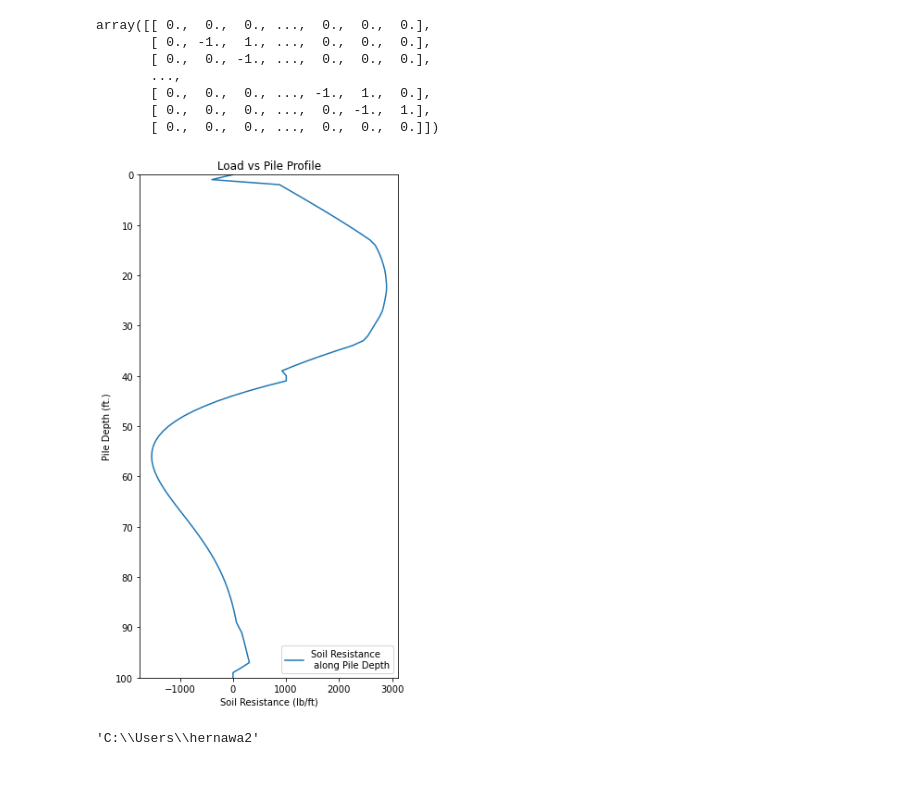
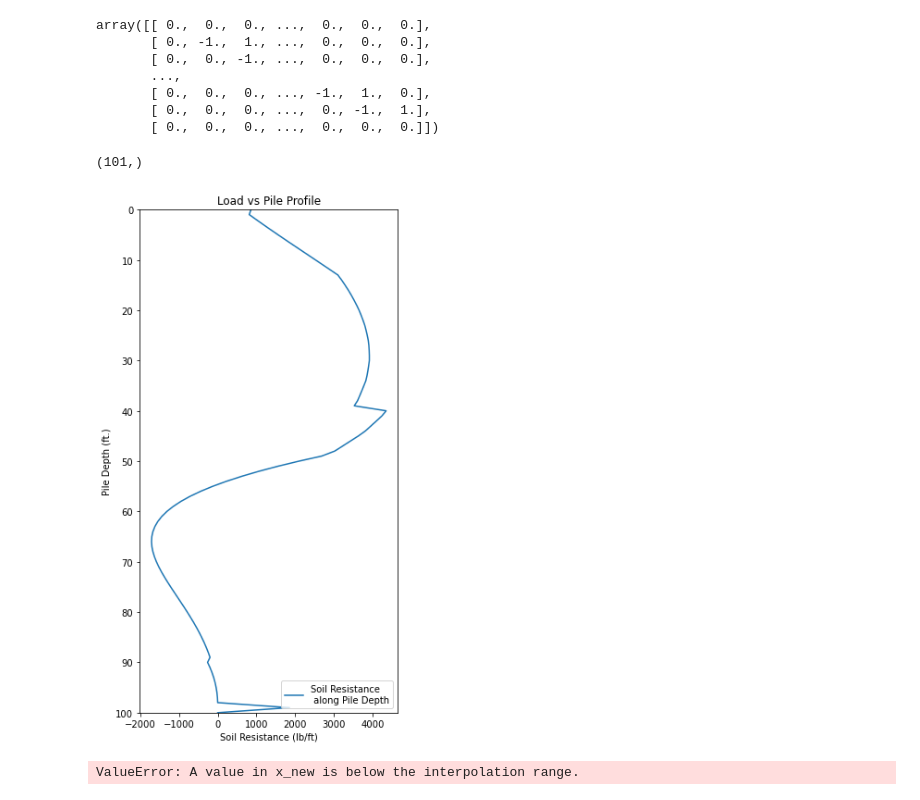
Before and after one commit to hernawa2/cven647hw, a Jupyter notebook: project1.ipynb, the cells around one changed output. Saved outputs shown, nothing was run; the diff lists cells and outputs as text; code cells hidden in the pictures.

```diff
--- a/project1.ipynb
+++ b/project1.ipynb
@@ -112,20 +137,23 @@ plt.savefig('freehead.png', dpi=600)
 # %%
 #constructing differential operator and assigning BCs
 k_m=np.array([0.0]*(len(d)**2)).reshape(len(d),len(d))
-k[0,0],k[0,1],k[0,2]=1,-2,1
-k[len(k)-1,len(k)-1],k[len(k)-1,len(k)-2],k[len(k)-1,len(k)-3]=1,-2,1
+k_m[0,0],k_m[0,1]=-1,1
+# k[0,0],k[0,1],k[0,2]=1,-2,1
+k_m[len(k_m)-1,len(k_m)-1],k_m[len(k_m)-1,len(k_m)-2],k_m[len(k_m)-1,len(k_m)-3]=1,-2,1
+# k[len(k)-1,len(k)-1],k[len(k)-1,len(k)-2],k[len(k)-1,len(k)-3]=1,-2,1
 for i,j in enumerate(k_m[1:len(k_m)-1]):
     k_m[i+1,i]=1
     k_m[i+1,i+1]=-2
     k_m[i+1,i+2]=1
 m_t=np.dot(k_m,new_y)
 m=(inertia_m*e_mod*m_t)/(delta_x**2)
+m[100]=0
+m[0]=-2.4e+06
 # %%
 import matplotlib
 matplotlib.rc('figure', figsize=(5, 10))
 plt.ylim(max(d),0)
 plt.yticks(np.arange(0,110,10))
-m[1]=5.62836023e+04/2.5
 # x=[0]*len(d)
 # plot_y=y0-(y0/max(d))*d #distribution of displacement along the pile
 # plot_y[len(plot_y)-1]=0.001 #assign 0.001 ft displacement at the tip
@@ -137,6 +165,6 @@ plt.xlabel('Bending Moment (lb-ft)')#
 plt.ylabel('Pile Depth (ft.)')
 plt.rcParams['axes.facecolor']='white'
 plt.rcParams['savefig.facecolor']='white'
-plt.legend(['Moment Distribution along Pile Depth'], loc='lower right')
-plt.savefig('freeheadm.png', dpi=600)
+plt.legend(['Moment Distribution \nalong Pile Depth'], loc='upper right')
+plt.savefig('fixedheadm.png', dpi=600)
 # %% [output]
@@ -158,6 +186,19 @@ v=np.array([0.0]*(len(new_y))).reshape(len(new_y),1)
 v[0:2]=(inertia_m*e_mod*v_t[0:2])/(delta_x**2)
 v[len(v)-2:len(v)]=(inertia_m*e_mod*v_t[len(v_t)-2:len(v_t)])/(delta_x**3)
 v[2:len(v)-2]=(inertia_m*e_mod*v_t[2:len(v_t)-2])/(2*delta_x**3)
+# %%
+k_v=np.array([0.0]*(len(d)**2)).reshape(len(d),len(d))
+k_v[0,0],k_v[0,1]=-1,1
+for i,j in enumerate(k_v[0:len(k_v)-2]):
+    k_v[i+1,i+1]=-1
+    k_v[i+1,i+2]=1
+# w_t=np.dot(k_w,new_y)
+# w=(inertia_m*e_mod*w_t)/(delta_x**4)
+# w_t=np.dot(k_w,v)
+# w=(inertia_m*e_mod*w_t)/(delta_x**4)
+v_t=np.dot(k_v,m)
+v_t[0]=1.29e+05
+v_t[99]=1.85259196e+03
 # %%
 import matplotlib
 matplotlib.rc('figure', figsize=(5, 10))
@@ -195,28 +237,41 @@ array([[ 0.,  0.,  0., ...,  0.,  0.,  0.],
        [ 0.,  0.,  0., ..., -1.,  1.,  0.],
        [ 0.,  0.,  0., ...,  0., -1.,  1.],
        [ 0.,  0.,  0., ...,  0.,  0.,  0.]])
+# %%
+k_w=np.array([0.0]*(len(d)**2)).reshape(len(d),len(d))
+k_w[0,0],k_w[0,1]=-1,1
+for i,j in enumerate(k_w[0:len(k_w)-2]):
+    k_w[i+1,i+1]=-1
+    k_w[i+1,i+2]=1
+# w_t=np.dot(k_w,new_y)
+# w=(inertia_m*e_mod*w_t)/(delta_x**4)
+w_t=np.dot(k_w,v_t)
+w_t=-w_t
+w_t=w_t.reshape(len(d),)
+# %% [output]
+(101,)
 # %%
 import matplotlib
+from scipy.interpolate import interp1d
 matplotlib.rc('figure', figsize=(5, 10))
 plt.ylim(max(d),0)
 plt.yticks(np.arange(0,110,10))
 # x=[0]*len(d)
 # plot_y=y0-(y0/max(d))*d #distribution of displacement along the pile
 # plot_y[len(plot_y)-1]=0.001 #assign 0.001 ft displacement at the tip
 # plot_y=temp_y.reshape(len(plot_y),1)
 # plt.plot(x,d,'k')
-plt.plot(-w_t,d)
+plt.plot(w_t,d)
 plt.title('Load vs Pile Profile')#
 plt.xlabel('Soil Resistance (lb/ft)')#
 plt.ylabel('Pile Depth (ft.)')
 plt.rcParams['axes.facecolor']='white'
 plt.rcParams['savefig.facecolor']='white'
 plt.legend(['Soil Resistance \n along Pile Depth'], loc='lower right')
-plt.savefig('freeheadw.png', dpi=600)
+plt.savefig('fixedheadw.png', dpi=600)
 # %% [output]
-[figure, old version]
+[figure, new version]
 # %%
-import os
-os.getcwd()
+f(l)
 # %% [output]
-'C:\\Users\\hernawa2'
+ValueError: A value in x_new is below the interpolation range.
```
Also changed, not shown: parts of 6 cells of this notebook.
